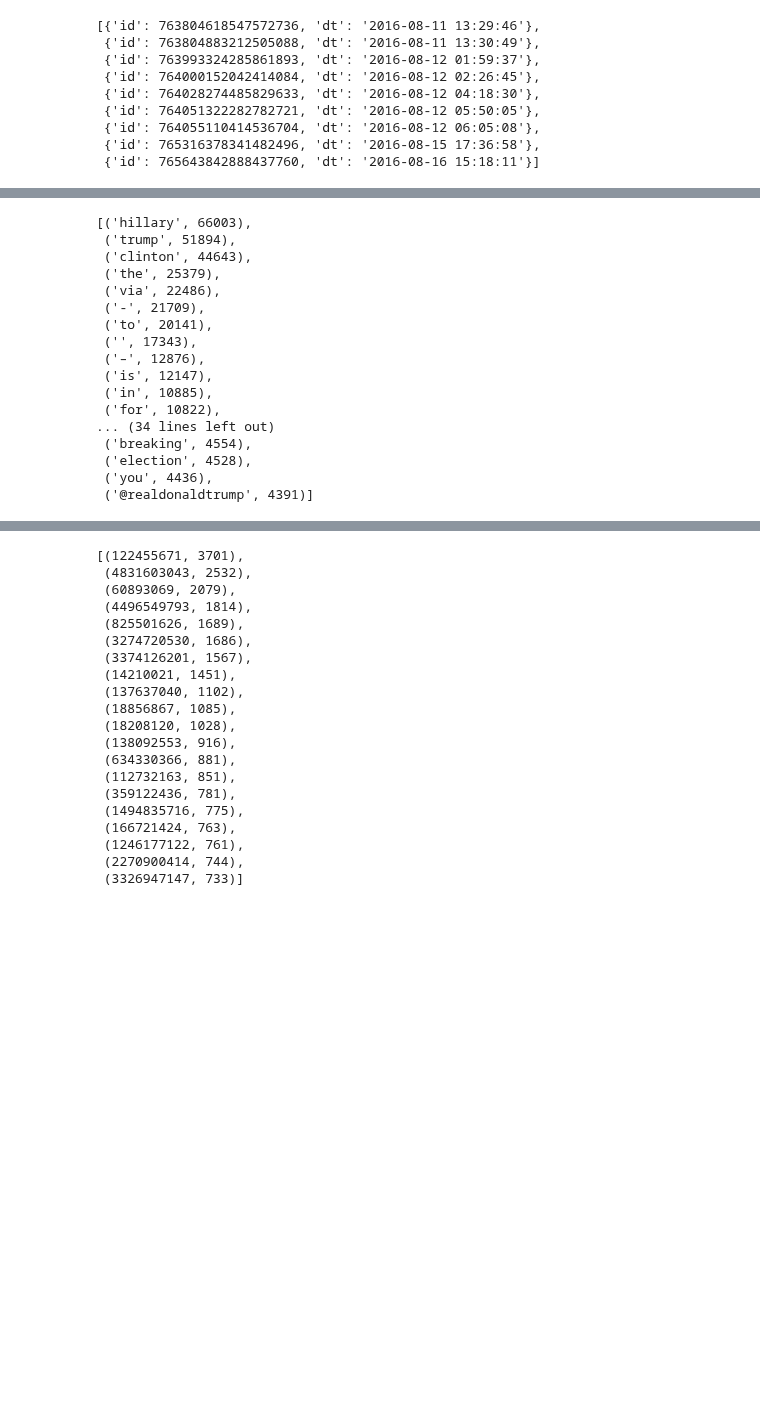
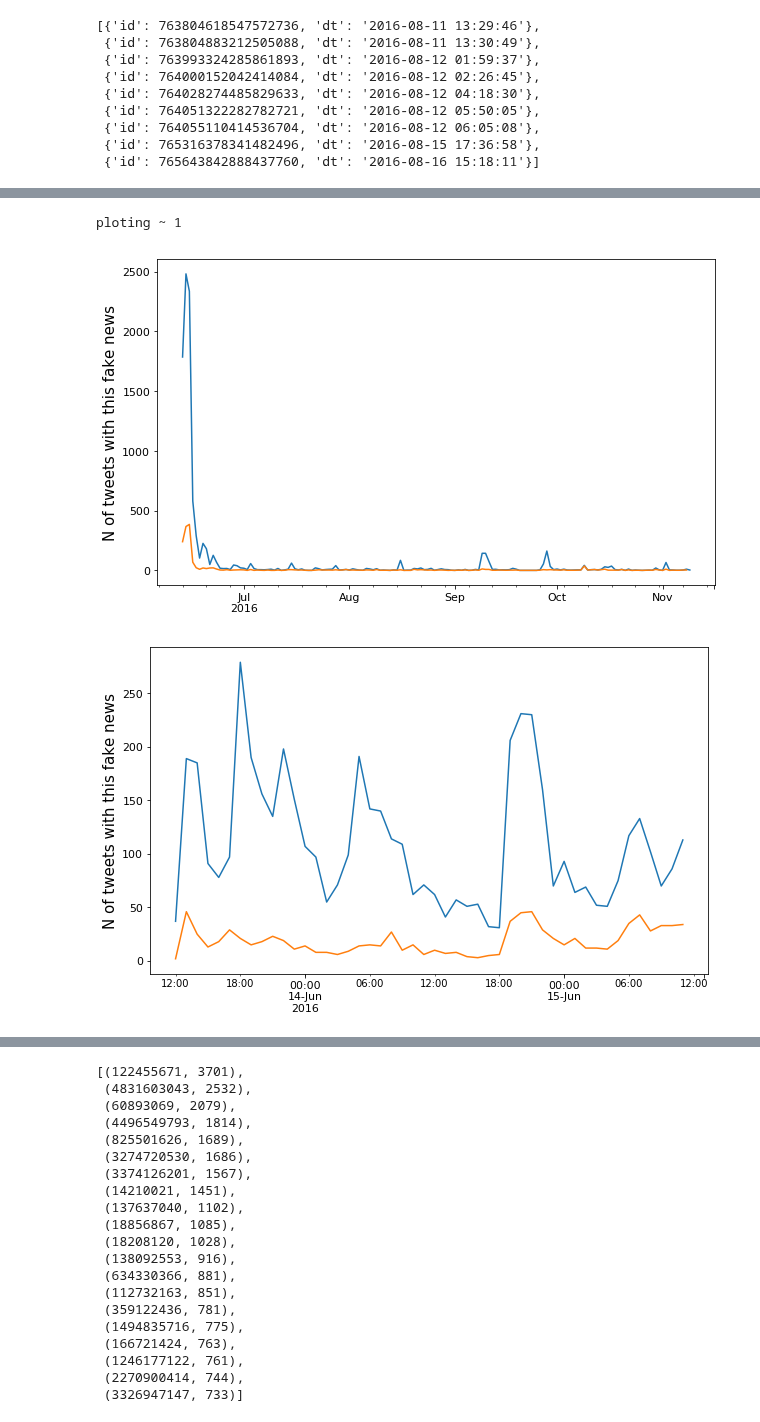
Before and after one commit to kayzhou/fake_news_during_election, a Jupyter notebook: fake_sources.ipynb, the cells around one changed output, grey strips where cells are left out. Cells and saved outputs as stored; diff of their text form; code cells hidden in the pictures; blank space fills up the shorter version.

```diff
--- a/fake_sources.ipynb
+++ b/fake_sources.ipynb
@@ -263,0 +147,16 @@ for i, v in enumerate(url_first):
+# %%
+retweeting_tweets = set([int(k) for k in fake_retweets_links.keys()])
+# %%
+url_tweets = []
+
+for v in tqdm(sorted_url):
+    tweet_list = []
+    for tweet in v[1]:
+        if tweet['id'] in retweeting_tweets:
+            tweet["origin"] = False
+        else:
+            tweet["origin"] = True
+        tweet_list.append(tweet)
+    url = v[0]
+    sorted_tweets_list = sorted(tweet_list, key=lambda d: d["dt"])
+    url_tweets.append({"url": url, "tweets": sorted_tweets_list})
@@ -264,2 +165,6 @@ for i, v in enumerate(url_first):
 # %%
-json.dump(url_first, open("data/data_url_first.txt", "w"), indent=2)
+# save
+
+# json.dump(url_tweets, open("data/data_url_tweets.txt", "w"), indent=2)
+
+url_tweets = json.load(open("data/data_url_tweets.txt"))
@@ -268,5 +170,0 @@ json.dump(url_first, open("data/data_url_first.txt", "w"), indent=2)
-# %%
-for i, (k, v) in enumerate(url_first.items()):
-    if i > 5:
-        break
-    print(find_tweet(v["tweet_id"]))
@@ -367,20 +170,0 @@ words = Counter(words)
-# %%
-words.most_common(50)
-# %% [output]
-[('hillary', 66003),
- ('trump', 51894),
- ('clinton', 44643),
- ('the', 25379),
- ('via', 22486),
- ('-', 21709),
- ('to', 20141),
- ('', 17343),
- ('–', 12876),
- ('is', 12147),
- ('in', 10885),
- ('for', 10822),
-... (34 lines left out)
- ('breaking', 4554),
- ('election', 4528),
- ('you', 4436),
- ('@realdonaldtrump', 4391)]
@@ -386,0 +260,21 @@ words.most_common(50)
+# %%
+for i, v in enumerate(url_tweets):
+    if i != 1:
+        continue
+
+    print("ploting ~", i)
+    url = v["url"]
+    tweets_list = v["tweets"]
+
+    dts = [t["dt"] for t in tweets_list]
+
+#     covert_timeseries(i, url, dts)
+#     plot_first48hours(i, url, dts)
+
+    dts2 = [t["dt"] for t in tweets_list if t["origin"]==True]
+    plot_day_v2_starter(i, url, dts, dts2)
+    plot_48hours_v2_starter(i, url, dts, dts2)
+# %% [output]
+ploting ~ 1
+[figure, added]
+[figure, added]
```
Also changed, not shown: parts of 21 cells of this notebook, 2 other files.
